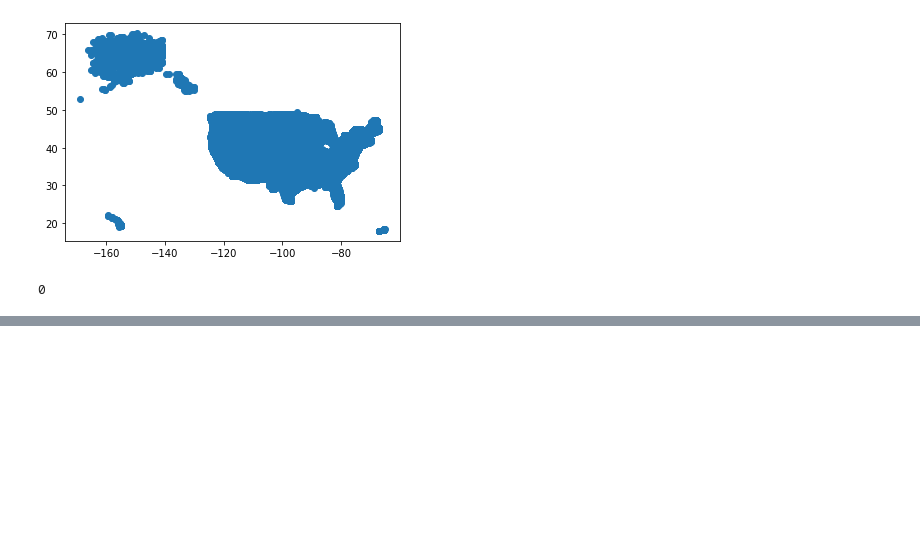
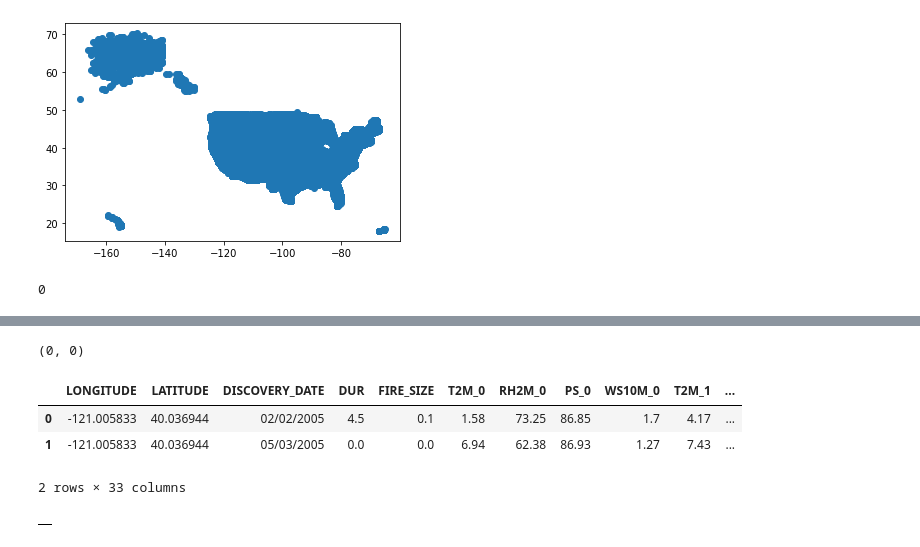
Before and after one commit to pldrobot/H20_Submissions, a Jupyter notebook: sql_process.ipynb, the cells around one changed output, grey strips where cells are left out. Cells and saved outputs as stored; diff of their text form; code cells hidden in the pictures; blank space fills up the shorter version.

```diff
--- a/sql_process.ipynb
+++ b/sql_process.ipynb
@@ -94,6 +95,8 @@ df["DISCOVERY_DATE"] = fire["DISCOVERY_DATE"]
 df["DISCOVERY_TIME"] = fire["DISCOVERY_TIME"]
 df["CONT_DATE"] = fire["CONT_DATE"]
 df["CONT_TIME"] = fire["CONT_TIME"]
+df["FIRE_SIZE"] = fire["FIRE_SIZE"]
+#df["STAT_CAUSE_DESCR"] = fire["STAT_CAUSE_DESCR"]
 #df["LONG"] = cols[df_cols]
 #df["LAT"] = rows[df_row]
 #df = df.sort_values(by=["LONG","LAT"])
@@ -127,6 +130,6 @@ for LL in LL_list:
     Dataset_list.append(LL_df)
     temp_list[0] = LL.split(',')[0]
     temp_list[1] = LL.split(',')[1]
-    temp_list[2] = jd2cal(LL_df['DISCOVERY_DATE']-7)
-    temp_list[3] = jd2cal(LL_df['CONT_DATE'])
+    temp_list[2] = jd2cal(LL_df['DISCOVERY_DATE']+83)
+    temp_list[3] = jd2cal(LL_df['CONT_DATE']+90)
     Data_csv_list.append(temp_list)
@@ -184,0 +213,14 @@ Feb 02, 2005
+# %%
+def get_dur(row):
+    start_date_str = jd2cal(row["DISCOVERY_DATE"])
+    start_date_str = start_date_str + ' '
+    start_date_str = start_date_str + str(row["DISCOVERY_TIME"])
+    start_date = datetime.datetime.strptime(start_date_str, '%m/%d/%Y %H%M')
+
+    end_date_str = jd2cal(row["CONT_DATE"])
+    end_date_str = end_date_str + ' '
+    end_date_str = end_date_str + str(row["CONT_TIME"])
+    end_date = datetime.datetime.strptime(end_date_str, '%m/%d/%Y %H%M')
+    diff = (end_date-start_date).total_seconds() / 3600.0
+    return diff
+    # (end_date-start_date).astype('timedelta64[h]')
@@ -184,0 +299,4 @@ Feb 02, 2005
+# %%
+Data_final.shape
+# %% [output]
+(0, 0)
@@ -184,0 +305,47 @@ Feb 02, 2005
+# %%
+Data_final = pd.DataFrame()
+row = df.loc[0]
+
+Data_temp = {}
+Data_temp["LONGITUDE"] = row["LONGITUDE"]
+Data_temp["LATITUDE"] = row["LATITUDE"]
+Data_temp["DISCOVERY_DATE"] = jd2cal(row["DISCOVERY_DATE"])
+Data_temp["DUR"] = get_dur(row)
+Data_temp["FIRE_SIZE"] = row["FIRE_SIZE"]
+
+with open('Fire_Files/'+Fire_Files[row["LONG/LAT"]], newline='') as csvfile:
+    spamreader = csv.reader(csvfile, delimiter=',', quotechar='|')
+    for i in range(0,28):
+        next(spamreader)
+    for index,line in enumerate(spamreader):
+        Data_temp["T2M_"+str(index)] = line[3]
+        Data_temp["RH2M_"+str(index)] = line[11]
+        Data_temp["PS_"+str(index)] = line[13]
+        Data_temp["WS10M_"+str(index)] = line[14]
+
+Data_final = Data_final.append(Data_temp,ignore_index=True)
+
+Data_temp["DUR"] = 0
+Data_temp["FIRE_SIZE"] = 0
+Data_temp["DISCOVERY_DATE"] = jd2cal(row['CONT_DATE']+90)
+with open('No_Fire_Files/'+No_Fire_Files[row["LONG/LAT"]], newline='') as csvfile:
+    spamreader = csv.reader(csvfile, delimiter=',', quotechar='|')
+    for i in range(0,28):
+        next(spamreader)
+    for index,line in enumerate(spamreader):
+        Data_temp["T2M_"+str(index)] = line[3]
+        Data_temp["RH2M_"+str(index)] = line[11]
+        Data_temp["PS_"+str(index)] = line[13]
+        Data_temp["WS10M_"+str(index)] = line[14]
+
+Data_final = Data_final.append(Data_temp,ignore_index=True)
+Data_final
+# %% [output]
+|  | LONGITUDE | LATITUDE | DISCOVERY_DATE | DUR | FIRE_SIZE | T2M_0 | RH2M_0 | PS_0 | WS10M_0 | T2M_1 | ... |
+| 0 | -121.005833 | 40.036944 | 02/02/2005 | 4.5 | 0.1 | 1.58 | 73.25 | 86.85 | 1.7 | 4.17 | ... |
+| 1 | -121.005833 | 40.036944 | 05/03/2005 | 0.0 | 0.0 | 6.94 | 62.38 | 86.93 | 1.27 | 7.43 | ... |
+2 rows × 33 columns
+# %%
+Data_final
+# %% [output]
+|  |
```
Also changed, not shown: parts of 9 cells of this notebook, 2 other files.
